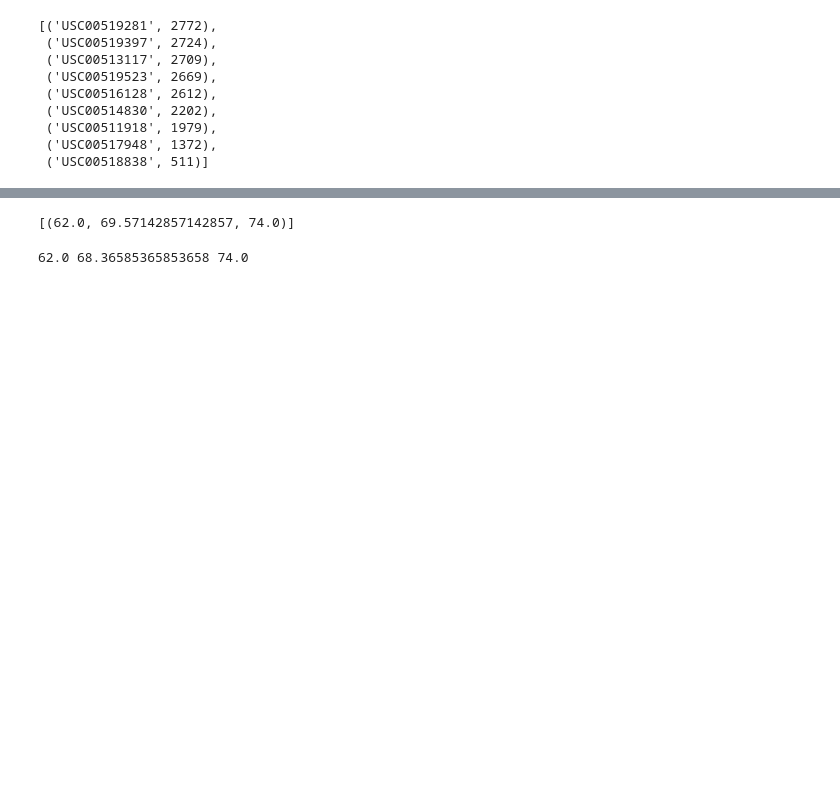
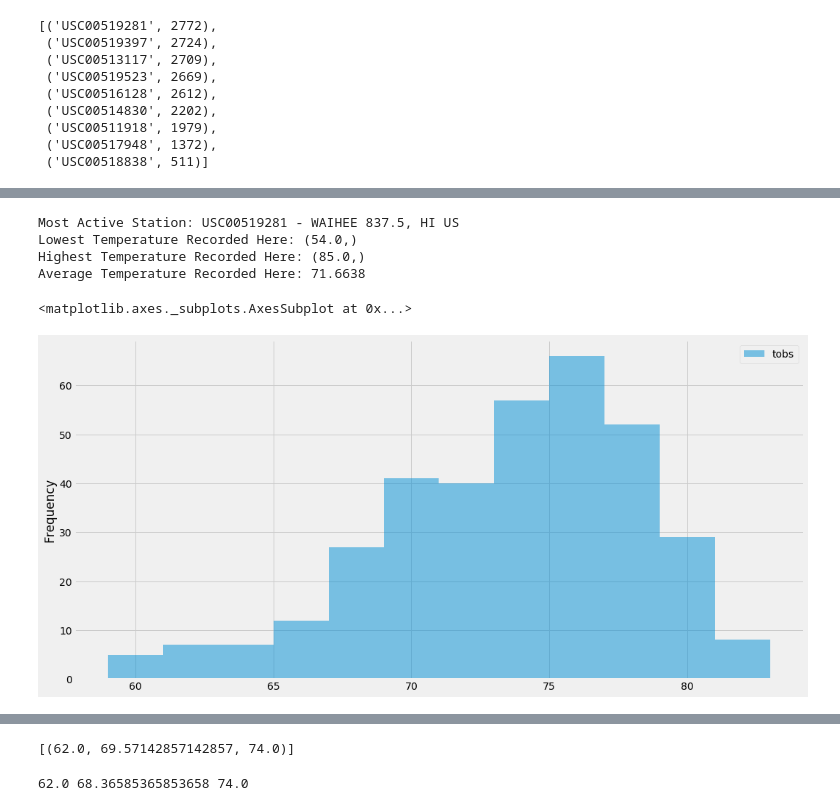
Before and after one commit to jbizzlefoshizzle/Climate_Analysis_and_Exploration, a Jupyter notebook: climate_starter.ipynb, the cells around one changed output, grey strips where cells are left out. Cells and saved outputs as stored; diff of their text form; code cells hidden in the pictures; blank space fills up the shorter version.

```diff
--- a/climate_starter.ipynb
+++ b/climate_starter.ipynb
@@ -80,6 +89,8 @@ rain_df.plot(title="Precipitation")
 # %%
 # What are the most active stations? (i.e. what stations have the most rows)?
 # List the stations and the counts in descending order.
+active_stations = session.query(Measurement.station, func.count(Measurement.station)).group_by(Measurement.station).order_by(func.count(Measurement.station).desc()).all()
+active_stations
 # %% [output]
 [('USC00519281', 2772),
  ('USC00519397', 2724),
@@ -98,3 +104,36 @@ rain_df.plot(title="Precipitation")
+# %%
+# Using the station id from the previous query, calculate the lowest temperature recorded,
+# highest temperature recorded, and average temperature most active station?
+
+most_active_num = active_stations[0][0]
+station_name = session.query(Station.name).filter_by(station = most_active_num)
+most_active_station = station_name[0][0]
+print(f'Most Active Station: {most_active_num} - {most_active_station}')
+
+lowest_temp = session.query(Measurement.tobs).filter(Measurement.station == most_active_num).order_by(Measurement.tobs.asc()).first()
+print(f'Lowest Temperature Recorded Here: {lowest_temp}')
+
+highest_temp = session.query(Measurement.tobs).filter(Measurement.station == most_active_num).order_by(Measurement.tobs.desc()).first()
+print(f'Highest Temperature Recorded Here: {highest_temp}')
+
+avg_temp = session.query(func.avg(Measurement.tobs)).filter(Measurement.station == most_active_num)
+avg_temp = '{0:.6}'.format(avg_temp[0][0])
+print(f'Average Temperature Recorded Here: {avg_temp}')
+# %% [output]
+Most Active Station: USC00519281 - WAIHEE 837.5, HI US
+Lowest Temperature Recorded Here: (54.0,)
+Highest Temperature Recorded Here: (85.0,)
+Average Temperature Recorded Here: 71.6638
 # %%
 # Choose the station with the highest number of temperature observations.
+## (Isn't this still USC00519281?)
 # Query the last 12 months of temperature observation data for this station and plot the results as a histogram
+temp_data = session.query(Measurement.date, Measurement.tobs).filter(Measurement.date > year_before).filter(Measurement.station == most_active_num).order_by(Measurement.date).all()
+temp_temp = pd.DataFrame(temp_data)
+bweh = temp_temp.set_index('date')
+temp_df = bweh.sort_index(ascending=True)
+temp_df
+temp_df.plot(kind='hist', bins=12, figsize=(16,8), alpha = 0.5)
+# %% [output]
+<matplotlib.axes._subplots.AxesSubplot at 0x...>
+[figure, added]
```
Also changed, not shown: parts of 7 cells of this notebook.
